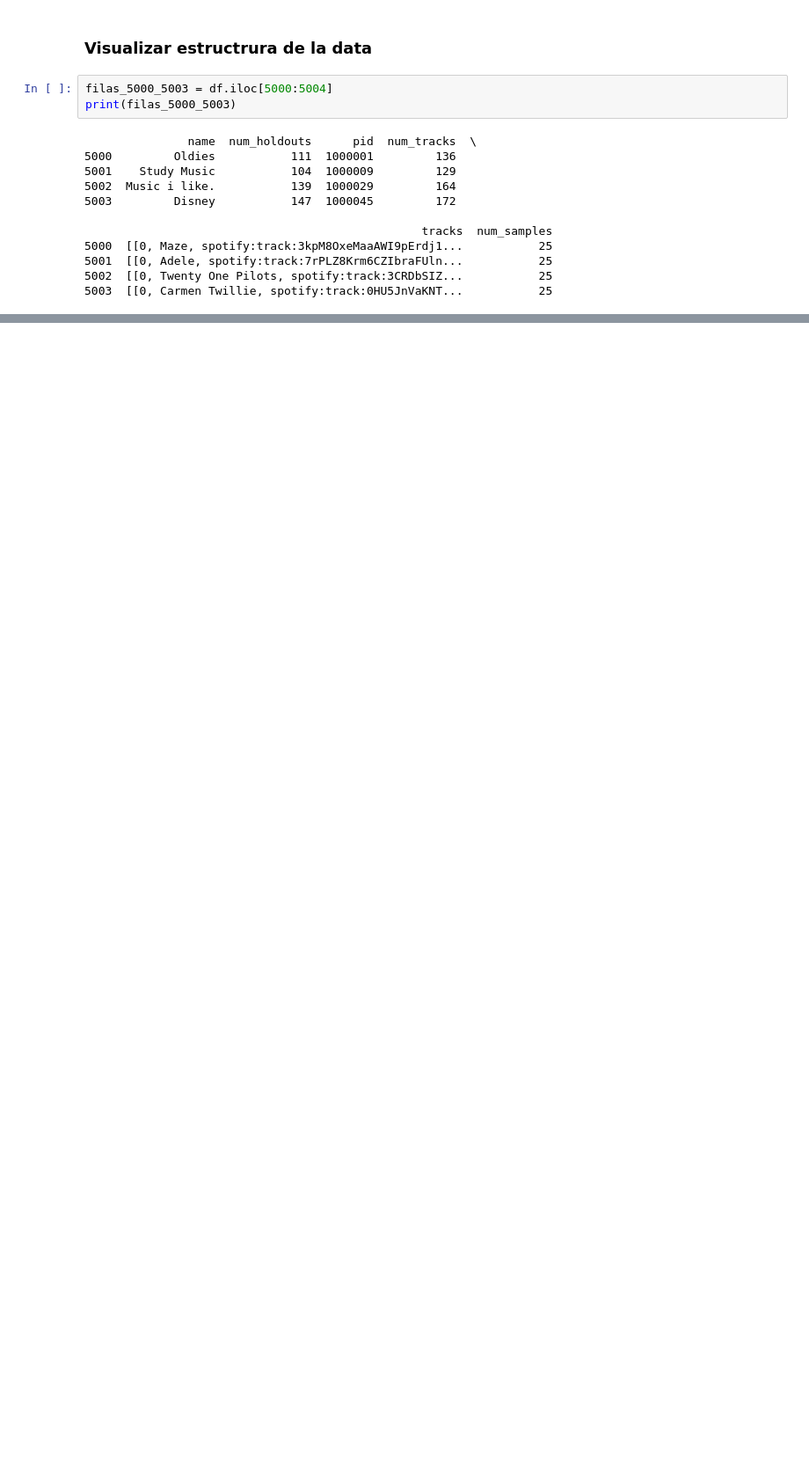
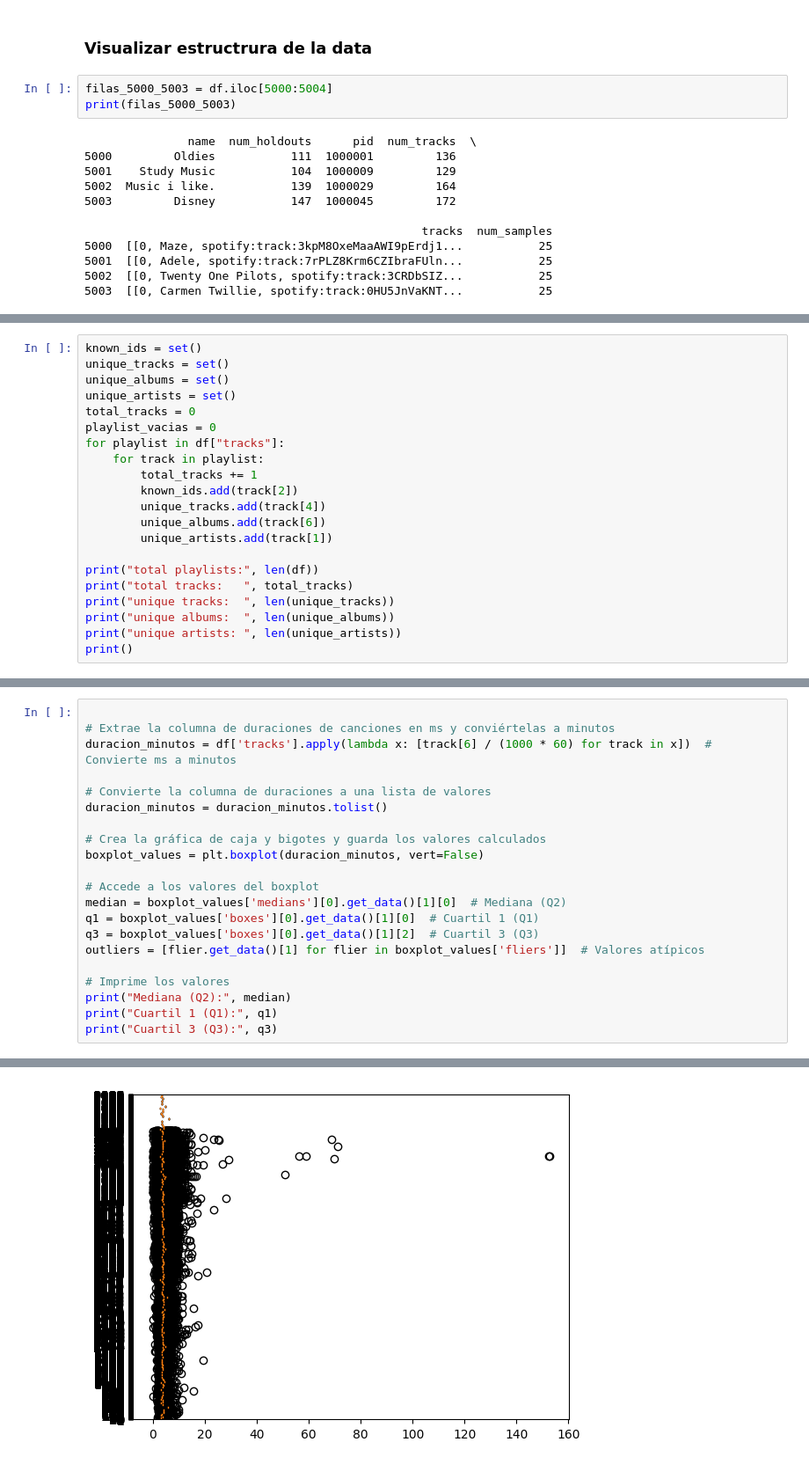
Before and after one commit to IPablo271/Proyecto-Data, a Jupyter notebook: Proyecto.ipynb, the cells around one changed output, grey strips where cells are left out. Shown at 88% size. Drawn from its saved outputs; the diff is of its cells as text; blank space fills up the shorter version.

```diff
--- a/Proyecto.ipynb
+++ b/Proyecto.ipynb
@@ -60,0 +119,21 @@ print(filas_5000_5003)
+# %%
+known_ids = set()
+unique_tracks = set()
+unique_albums = set()
+unique_artists = set()
+total_tracks = 0
+playlist_vacias = 0
+for playlist in df["tracks"]:
+    for track in playlist:
+        total_tracks += 1
+        known_ids.add(track[2])
+        unique_tracks.add(track[4])
+        unique_albums.add(track[6])
+        unique_artists.add(track[1])
+
+print("total playlists:", len(df))
+print("total tracks:   ", total_tracks)
+print("unique tracks:  ", len(unique_tracks))
+print("unique albums:  ", len(unique_albums))
+print("unique artists: ", len(unique_artists))
+print()
@@ -60,0 +148,22 @@ print(filas_5000_5003)
+# %%
+
+# Extrae la columna de duraciones de canciones en ms y conviértelas a minutos
+duracion_minutos = df['tracks'].apply(lambda x: [track[6] / (1000 * 60) for track in x])  # Convierte ms a minutos
+
+# Convierte la columna de duraciones a una lista de valores
+duracion_minutos = duracion_minutos.tolist()
+
+# Crea la gráfica de caja y bigotes y guarda los valores calculados
+boxplot_values = plt.boxplot(duracion_minutos, vert=False)
+
+# Accede a los valores del boxplot
+median = boxplot_values['medians'][0].get_data()[1][0]  # Mediana (Q2)
+q1 = boxplot_values['boxes'][0].get_data()[1][0]  # Cuartil 1 (Q1)
+q3 = boxplot_values['boxes'][0].get_data()[1][2]  # Cuartil 3 (Q3)
+outliers = [flier.get_data()[1] for flier in boxplot_values['fliers']]  # Valores atípicos
+
+# Imprime los valores
+print("Mediana (Q2):", median)
+print("Cuartil 1 (Q1):", q1)
+print("Cuartil 3 (Q3):", q3)
+# %% [output]
@@ -60,0 +173 @@ print(filas_5000_5003)
+[figure, added]
```
Also changed, not shown: parts of 25 cells of this notebook.
